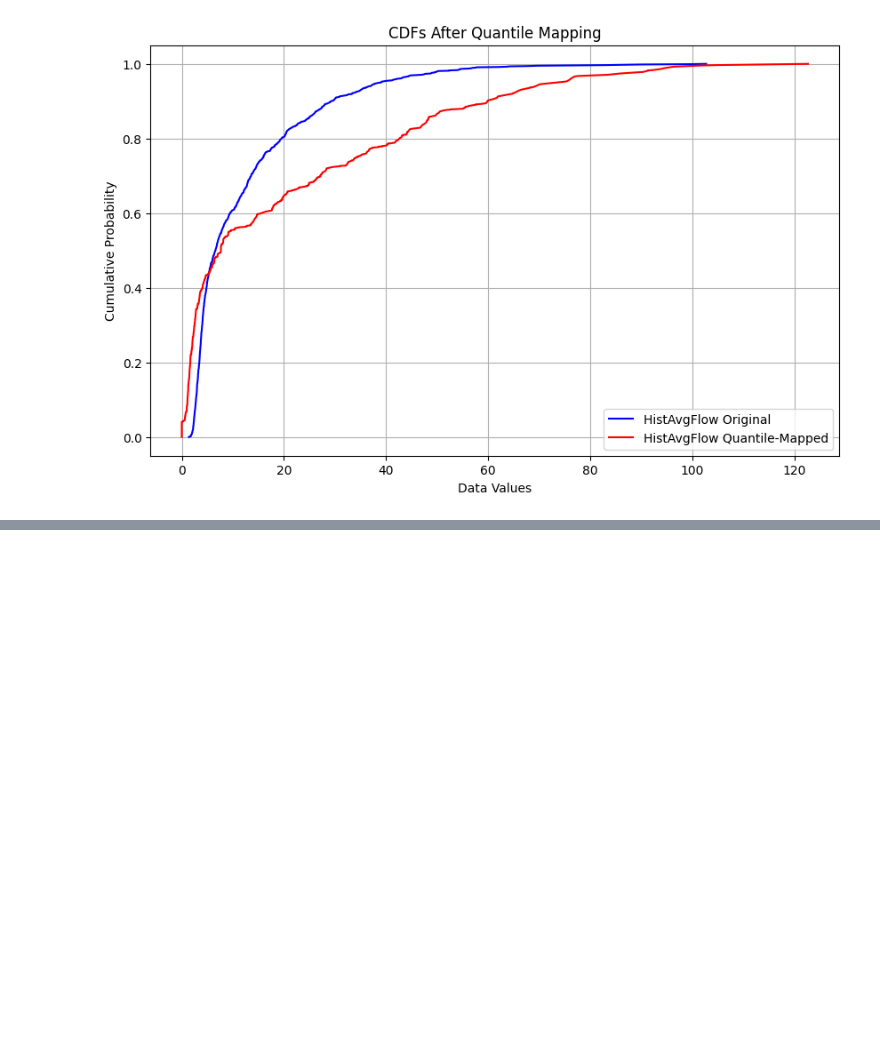
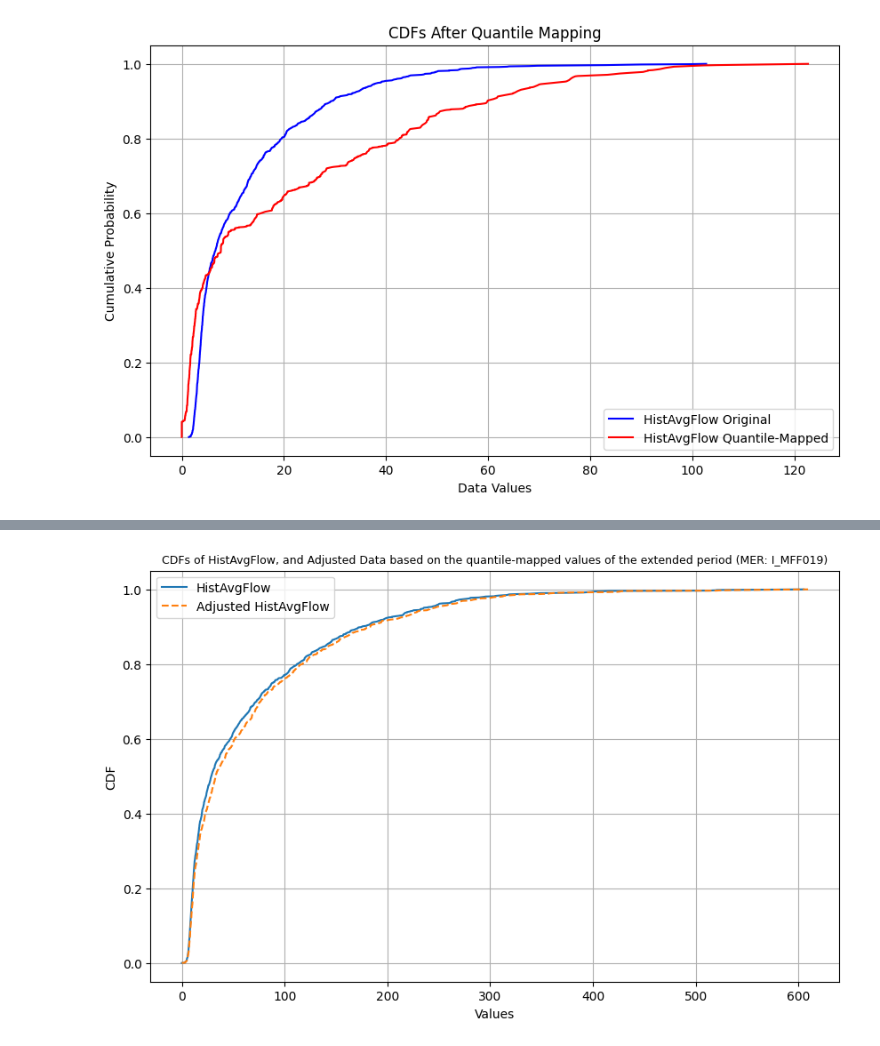
Before and after one commit to HamedZamanisabzi/Quantile_Mapping, a Jupyter notebook: qm.ipynb, the cells around one changed output, grey strips where cells are left out. Drawn from its saved outputs; the diff is of its cells as text; code cells hidden in the pictures; blank space fills up the shorter version.

```diff
--- a/qm.ipynb
+++ b/qm.ipynb
@@ -593,3 +958,50 @@ df.to_csv('bias_corrected_historical_data.csv', index=False)
+# %%
+#### This is working properly for plotting the differnt periods of quantile mapping (different quantile period)
+import pandas as pd
+import numpy as np
+import matplotlib.pyplot as plt
+
+# Load your data
+df = pd.read_csv('bias_corrected_historical_data_interpolated_MER_I_MFF019.csv')
+#df = pd.read_csv('bias_corrected_historical_data_interpolated_WFR_I_WBF015_test2.csv')
+
+
+# Columns
+#scenario1_col = 'PostFire_realistic'
+#scenario2_col = 'PreFire_base'
+historical_col = 'HistAvgFlow'
+adjusted_col = 'adjusted_historical'  # Assuming this is already calculated and added to the DataFrame
+
+
+def calculate_cdf(data):
+    data_sorted = np.sort(data)
+    cdf = np.arange(1, len(data_sorted) + 1) / len(data_sorted)
+    return data_sorted, cdf
+
+# Calculate CDFs for each dataset
+#postfire_x, postfire_cdf = calculate_cdf(df[scenario1_col].dropna())
+#prefire_x, prefire_cdf = calculate_cdf(df[scenario2_col].dropna())
+historical_x, historical_cdf = calculate_cdf(df[historical_col].dropna())
+adjusted_x, adjusted_cdf = calculate_cdf(df[adjusted_col].dropna())
+
+# Plotting
+plt.figure(figsize=(10, 6))
+#plt.plot(postfire_x, postfire_cdf, label='PostFire')
+#plt.plot(prefire_x, prefire_cdf, label='PreFire')
+plt.plot(historical_x, historical_cdf, label='HistAvgFlow')
+plt.plot(adjusted_x, adjusted_cdf, label='Adjusted HistAvgFlow', linestyle='--')
+
+
+
+plt.title('CDFs of HistAvgFlow, and Adjusted Data based on the quantile-mapped values of the extended period (MER: I_MFF019)', fontsize=9)
+#plt.title('CDFs of HistAvgFlow, and Adjusted Data based on the quantile-mapped values of the extended period (WFR: I_WBF015)', fontsize=9)
+plt.xlabel('Values')
+plt.ylabel('CDF')
+plt.legend()
+plt.grid(True)
+plt.show()
+# %% [output]
+[figure, added]
 # %%
 import pandas as pd
 import numpy as np
```
Also changed, not shown: parts of 7 cells of this notebook.
